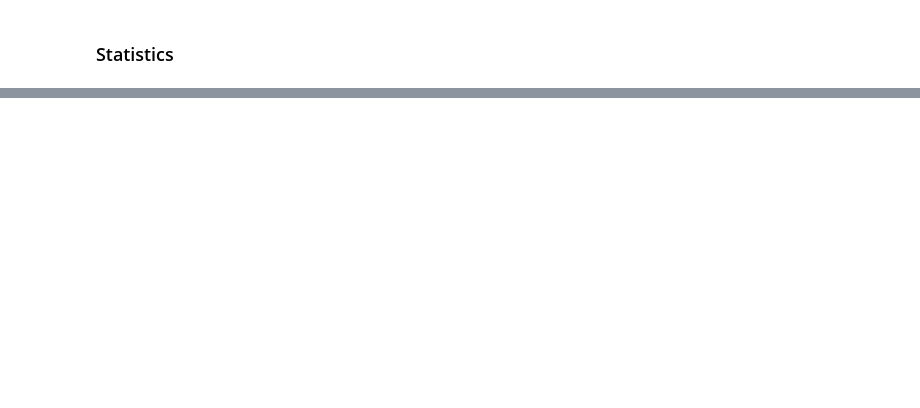
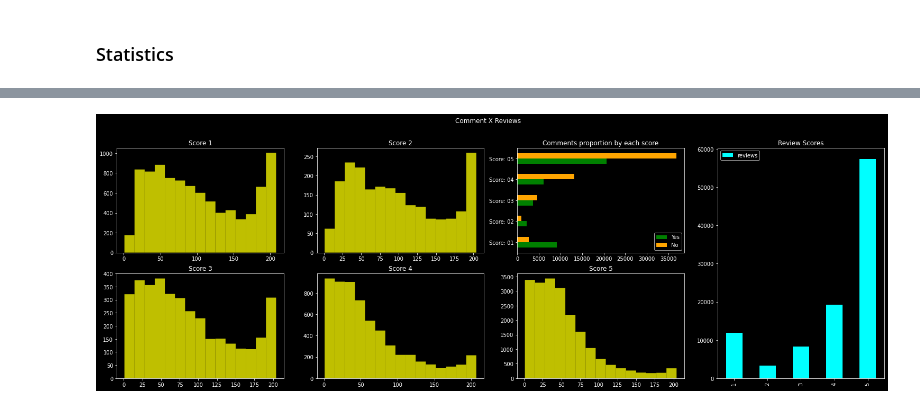
Before and after one commit to hjcostabr76/ml, a Jupyter notebook: nlp/e-commerce/nb_ecommerce.ipynb, the cells around one changed output, grey strips where cells are left out. Saved outputs shown, nothing was run; the diff lists cells and outputs as text; code cells hidden in the pictures; blank space fills up the shorter version.

Commit message:
feat(ecommerce): parse reviews data

```diff
--- a/nlp/e-commerce/nb_ecommerce.ipynb
+++ b/nlp/e-commerce/nb_ecommerce.ipynb
@@ -115,13 +101,0 @@ Empty message reviews: 58247 / 100000 (58.25%)
-# %%
-# score1Reviews = reviewsDF[reviewsDF[COL_REV_SCORE] == 1]
-# score2Reviews = reviewsDF[reviewsDF[COL_REV_SCORE] == 2]
-# score3Reviews = reviewsDF[reviewsDF[COL_REV_SCORE] == 3]
-# score4Reviews = reviewsDF[reviewsDF[COL_REV_SCORE] == 4]
-# score5Reviews = reviewsDF[reviewsDF[COL_REV_SCORE] == 5]
-# # score1Reviews[COL_REV_CUS_MSG_LEN].values
-
-for i in range(1, 6):
-    plt.figure(figsize=(15, 6), dpi=80)
-    plt.hist(reviewsDF[reviewsDF[COL_REV_SCORE] == i][COL_REV_CUS_MSG_LEN].values, bins=50)
-    plt.title('score: ' + str(i))
-    plt.show()
@@ -220,0 +102,66 @@ Text(0, 0.5, 'y')
+# %%
+
+# Build grid
+figure = plt.figure(figsize=(26, 8))
+
+a11 = plt.subplot2grid((2, 4), (0, 0), fig=figure)
+a12 = plt.subplot2grid((2, 4), (0, 1), fig=figure)
+a13 = plt.subplot2grid((2, 4), (0, 2), fig=figure)
+
+a14 = plt.subplot2grid((2, 4), (0, 3), fig=figure, rowspan=2)
+
+a21 = plt.subplot2grid((2, 4), (1, 0), fig=figure)
+a22 = plt.subplot2grid((2, 4), (1, 1), fig=figure)
+a23 = plt.subplot2grid((2, 4), (1, 2), fig=figure)
+
+# Bars graph: Total of review per each score.
+bars = pd.DataFrame({
+        'reviews': [
+            reviewsDF[reviewsDF[COL_REV_SCORE] == 1].shape[0],
+            reviewsDF[reviewsDF[COL_REV_SCORE] == 2].shape[0],
+            reviewsDF[reviewsDF[COL_REV_SCORE] == 3].shape[0],
+            reviewsDF[reviewsDF[COL_REV_SCORE] == 4].shape[0],
+            reviewsDF[reviewsDF[COL_REV_SCORE] == 5].shape[0],
+        ]
+    },
+    index=[1, 2, 3, 4, 5],
+)
+
+bars.plot.bar(ax=a14, title='Review Scores', color='cyan')
+
+# Bars graph: Show proportion of reviews with or without comments per each score level.
+yes = []
+no = []
+scores = []
+
+for i in range(1, 6):
+    _yes = reviewsDF[(reviewsDF[COL_REV_SCORE] == i) & (reviewsDF[COL_REV_CUS_MSG_LEN] > 0)].shape[0]
+    _no = reviewsDF[(reviewsDF[COL_REV_SCORE] == i) & (reviewsDF[COL_REV_CUS_MSG_LEN] == 0)].shape[0]
+    total = _yes + _no
+
+    scores.append('Score: 0' + str(i))
+    yes.append(_yes)
+    no.append(_no)
+
+barh = pd.DataFrame({ 'Yes': yes, 'No': no }, index=scores)
+barh.plot.barh(
+    ax=a13,
+    title='Comments proportion by each score',
+    color={ 'Yes': 'green', 'No': 'orange', 'AVG': 'c'},
+)
+
+# Histograms: Show length of commentaries per each review score level
+figPositionMap = {
+    1: a11, 2: a12,
+    3: a21, 4: a22, 5: a23,
+}
+
+for i in range(1, 6):
+    a = figPositionMap.get(i)
+    a.hist(reviewsDFClean[reviewsDFClean[COL_REV_SCORE] == i][COL_REV_CUS_MSG_LEN].values, bins=15, facecolor='y', snap=False)
+    a.set_title('Score ' + str(i))
+
+figure.suptitle('Comment X Reviews')
+figure.show()
+# %% [output]
+[figure, added]
```
Also changed, not shown: parts of 9 cells of this notebook.
